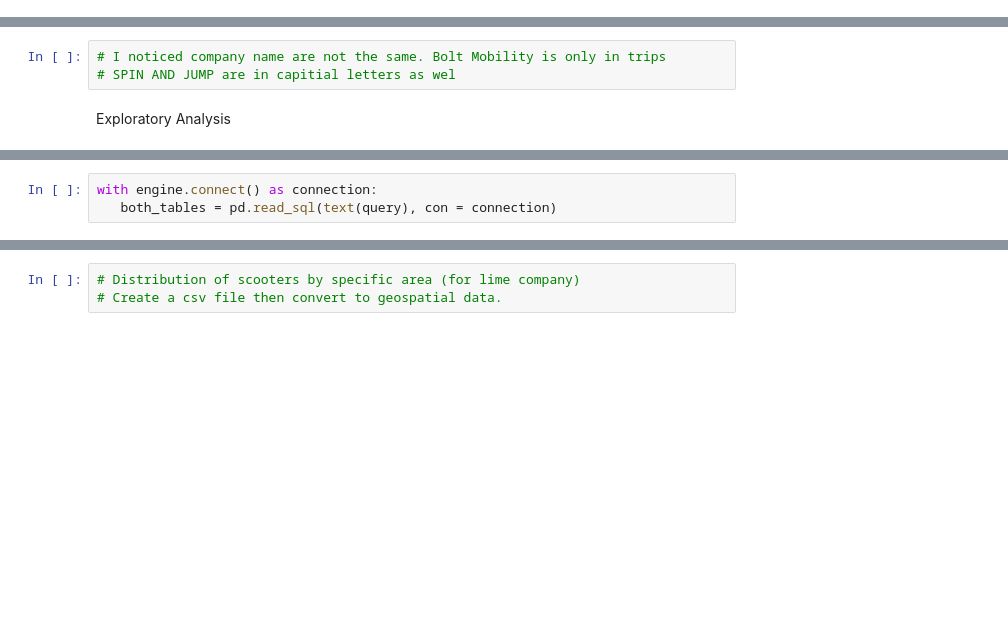
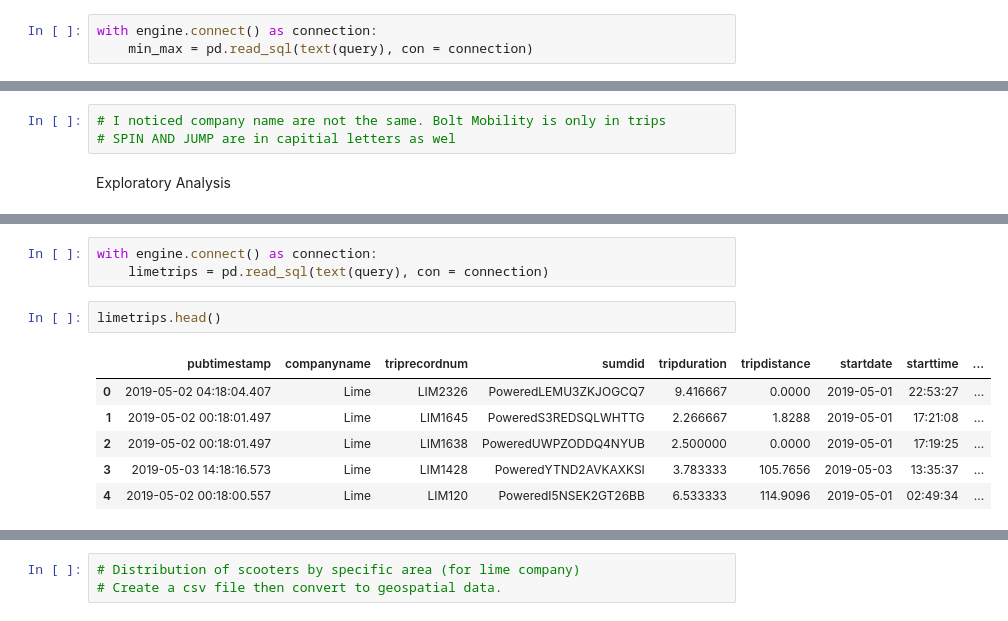
Before and after one commit to NSS-Full-Time-Data-Analytics-11/nashville-scooters-patches, a Jupyter notebook: notebook/scooters.ipynb, the cells around one changed output, grey strips where cells are left out. Saved outputs shown, nothing was run; the diff lists cells and outputs as text; blank space fills up the shorter version.

```diff
--- a/notebook/scooters.ipynb
+++ b/notebook/scooters.ipynb
@@ -369,0 +306,3 @@ Name: tripdistance, dtype: float64
+# %%
+with engine.connect() as connection:
+    min_max = pd.read_sql(text(query), con = connection)
@@ -469,3 +404,0 @@ with engine.connect() as connection: result = connection.execute(text(query))
-# %%
-with engine.connect() as connection:
-   both_tables = pd.read_sql(text(query), con = connection)
@@ -487,0 +436,12 @@ both_tables.shape
+# %%
+with engine.connect() as connection:
+    limetrips = pd.read_sql(text(query), con = connection)
+# %%
+limetrips.head()
+# %% [output]
+|  | pubtimestamp | companyname | triprecordnum | sumdid | tripduration | tripdistance | startdate | starttime | ... |
+| 0 | 2019-05-02 04:18:04.407 | Lime | LIM2326 | PoweredLEMU3ZKJOGCQ7 | 9.416667 | 0.0000 | 2019-05-01 | 22:53:27 | ... |
+| 1 | 2019-05-02 00:18:01.497 | Lime | LIM1645 | PoweredS3REDSQLWHTTG | 2.266667 | 1.8288 | 2019-05-01 | 17:21:08 | ... |
+| 2 | 2019-05-02 00:18:01.497 | Lime | LIM1638 | PoweredUWPZODDQ4NYUB | 2.500000 | 0.0000 | 2019-05-01 | 17:19:25 | ... |
+| 3 | 2019-05-03 14:18:16.573 | Lime | LIM1428 | PoweredYTND2AVKAXKSI | 3.783333 | 105.7656 | 2019-05-03 | 13:35:37 | ... |
+| 4 | 2019-05-02 00:18:00.557 | Lime | LIM120 | PoweredI5NSEK2GT26BB | 6.533333 | 114.9096 | 2019-05-01 | 02:49:34 | ... |
```
Also changed, not shown: parts of 91 cells of this notebook, 1 other file.
